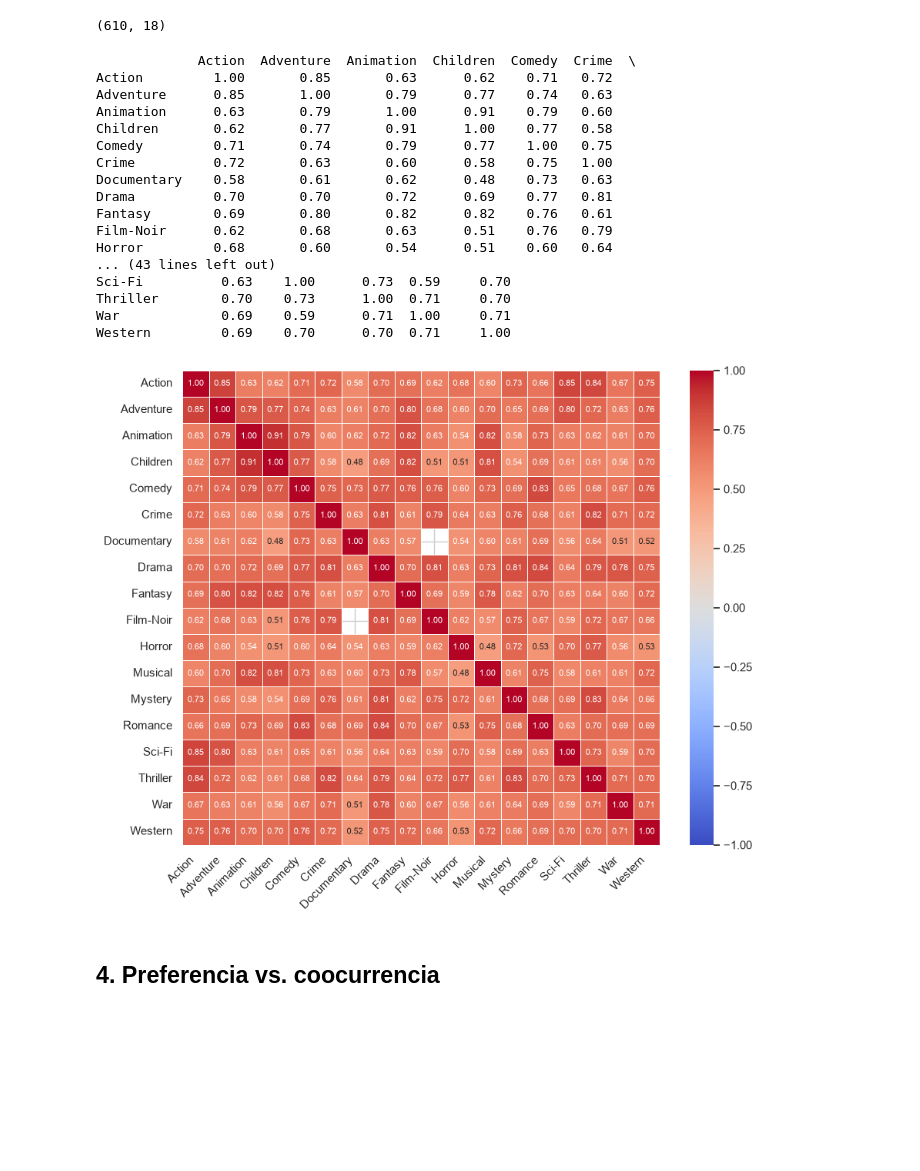
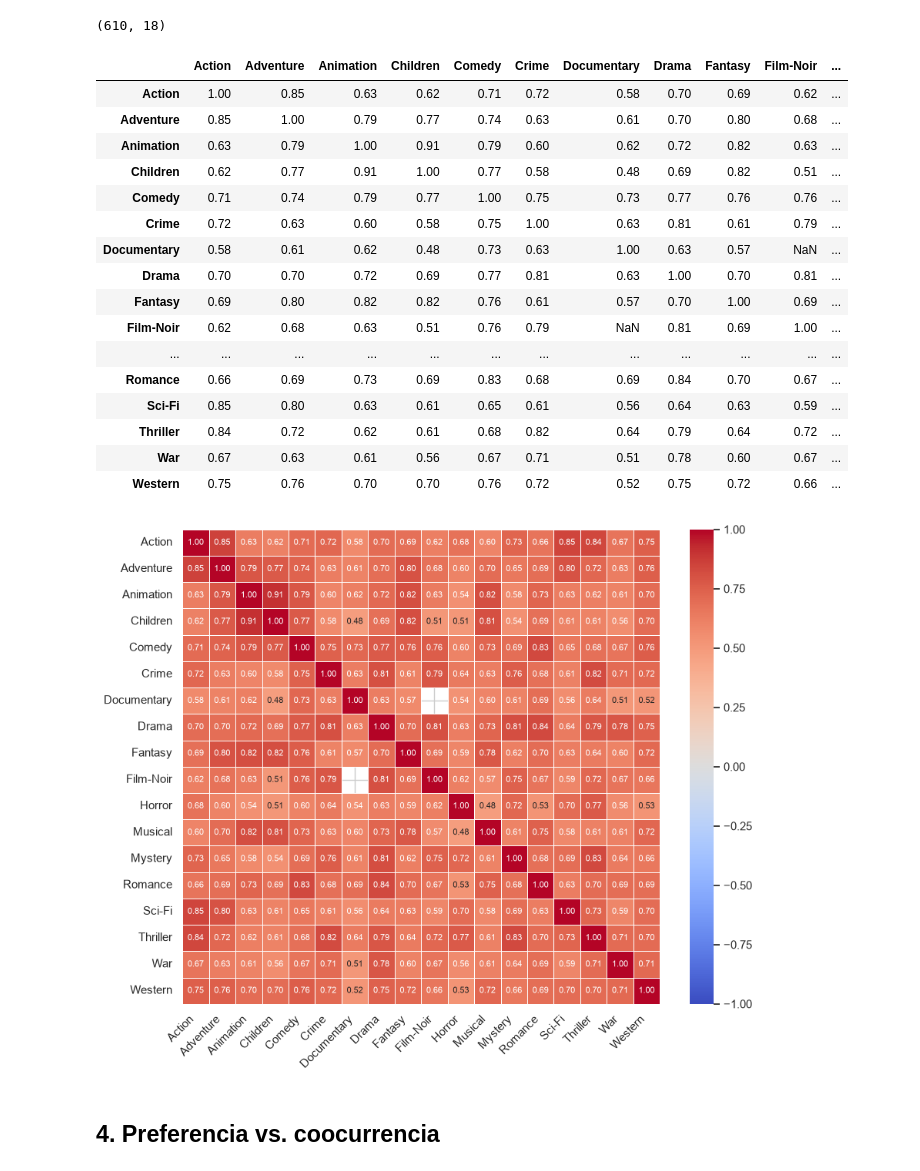
Before and after one commit to srandres-git/movielens-proyecto-integrador, a Jupyter notebook: notebooks/04_afinidades_generos.ipynb, the cells around one changed output. Cells and saved outputs as stored; diff of their text form; code cells hidden in the pictures; blank space fills up the shorter version.

```diff
--- a/notebooks/04_afinidades_generos.ipynb
+++ b/notebooks/04_afinidades_generos.ipynb
@@ -138,30 +141,30 @@ perfil.shape
 # %%
 # TODO: matriz de correlación de preferencias (min_periods)
 matriz_corr_pref = perfil.corr(min_periods=30)
-print(matriz_corr_pref.round(2))
+display(matriz_corr_pref.round(2))
 
 plt.figure(figsize=(10, 8))
 sns.heatmap(matriz_corr_pref, annot=True, annot_kws={'size': 8}, fmt='.2f', cmap='coolwarm',vmin=-1, vmax=1, center=0, linewidths=0.5)
 plt.xticks(rotation=45, ha='right')
 plt.show()
 # %% [output]
-             Action  Adventure  Animation  Children  Comedy  Crime  \
-Action         1.00       0.85       0.63      0.62    0.71   0.72
-Adventure      0.85       1.00       0.79      0.77    0.74   0.63
-Animation      0.63       0.79       1.00      0.91    0.79   0.60
-Children       0.62       0.77       0.91      1.00    0.77   0.58
-Comedy         0.71       0.74       0.79      0.77    1.00   0.75
-Crime          0.72       0.63       0.60      0.58    0.75   1.00
-Documentary    0.58       0.61       0.62      0.48    0.73   0.63
-Drama          0.70       0.70       0.72      0.69    0.77   0.81
-Fantasy        0.69       0.80       0.82      0.82    0.76   0.61
-Film-Noir      0.62       0.68       0.63      0.51    0.76   0.79
-Horror         0.68       0.60       0.54      0.51    0.60   0.64
-... (43 lines left out)
-Sci-Fi          0.63    1.00      0.73  0.59     0.70
-Thriller        0.70    0.73      1.00  0.71     0.70
-War             0.69    0.59      0.71  1.00     0.71
-Western         0.69    0.70      0.70  0.71     1.00
+|  | Action | Adventure | Animation | Children | Comedy | Crime | Documentary | Drama | Fantasy | Film-Noir | ... |
+| Action | 1.00 | 0.85 | 0.63 | 0.62 | 0.71 | 0.72 | 0.58 | 0.70 | 0.69 | 0.62 | ... |
+| Adventure | 0.85 | 1.00 | 0.79 | 0.77 | 0.74 | 0.63 | 0.61 | 0.70 | 0.80 | 0.68 | ... |
+| Animation | 0.63 | 0.79 | 1.00 | 0.91 | 0.79 | 0.60 | 0.62 | 0.72 | 0.82 | 0.63 | ... |
+| Children | 0.62 | 0.77 | 0.91 | 1.00 | 0.77 | 0.58 | 0.48 | 0.69 | 0.82 | 0.51 | ... |
+| Comedy | 0.71 | 0.74 | 0.79 | 0.77 | 1.00 | 0.75 | 0.73 | 0.77 | 0.76 | 0.76 | ... |
+| Crime | 0.72 | 0.63 | 0.60 | 0.58 | 0.75 | 1.00 | 0.63 | 0.81 | 0.61 | 0.79 | ... |
+| Documentary | 0.58 | 0.61 | 0.62 | 0.48 | 0.73 | 0.63 | 1.00 | 0.63 | 0.57 | NaN | ... |
+| Drama | 0.70 | 0.70 | 0.72 | 0.69 | 0.77 | 0.81 | 0.63 | 1.00 | 0.70 | 0.81 | ... |
+| Fantasy | 0.69 | 0.80 | 0.82 | 0.82 | 0.76 | 0.61 | 0.57 | 0.70 | 1.00 | 0.69 | ... |
+| Film-Noir | 0.62 | 0.68 | 0.63 | 0.51 | 0.76 | 0.79 | NaN | 0.81 | 0.69 | 1.00 | ... |
+| ... | ... | ... | ... | ... | ... | ... | ... | ... | ... | ... | ... |
+| Romance | 0.66 | 0.69 | 0.73 | 0.69 | 0.83 | 0.68 | 0.69 | 0.84 | 0.70 | 0.67 | ... |
+| Sci-Fi | 0.85 | 0.80 | 0.63 | 0.61 | 0.65 | 0.61 | 0.56 | 0.64 | 0.63 | 0.59 | ... |
+| Thriller | 0.84 | 0.72 | 0.62 | 0.61 | 0.68 | 0.82 | 0.64 | 0.79 | 0.64 | 0.72 | ... |
+| War | 0.67 | 0.63 | 0.61 | 0.56 | 0.67 | 0.71 | 0.51 | 0.78 | 0.60 | 0.67 | ... |
+| Western | 0.75 | 0.76 | 0.70 | 0.70 | 0.76 | 0.72 | 0.52 | 0.75 | 0.72 | 0.66 | ... |
 [figure]
 # %% [markdown]
 ## 4. Preferencia vs. coocurrencia
```
Also changed, not shown: parts of 8 cells of this notebook, 3 other files.
